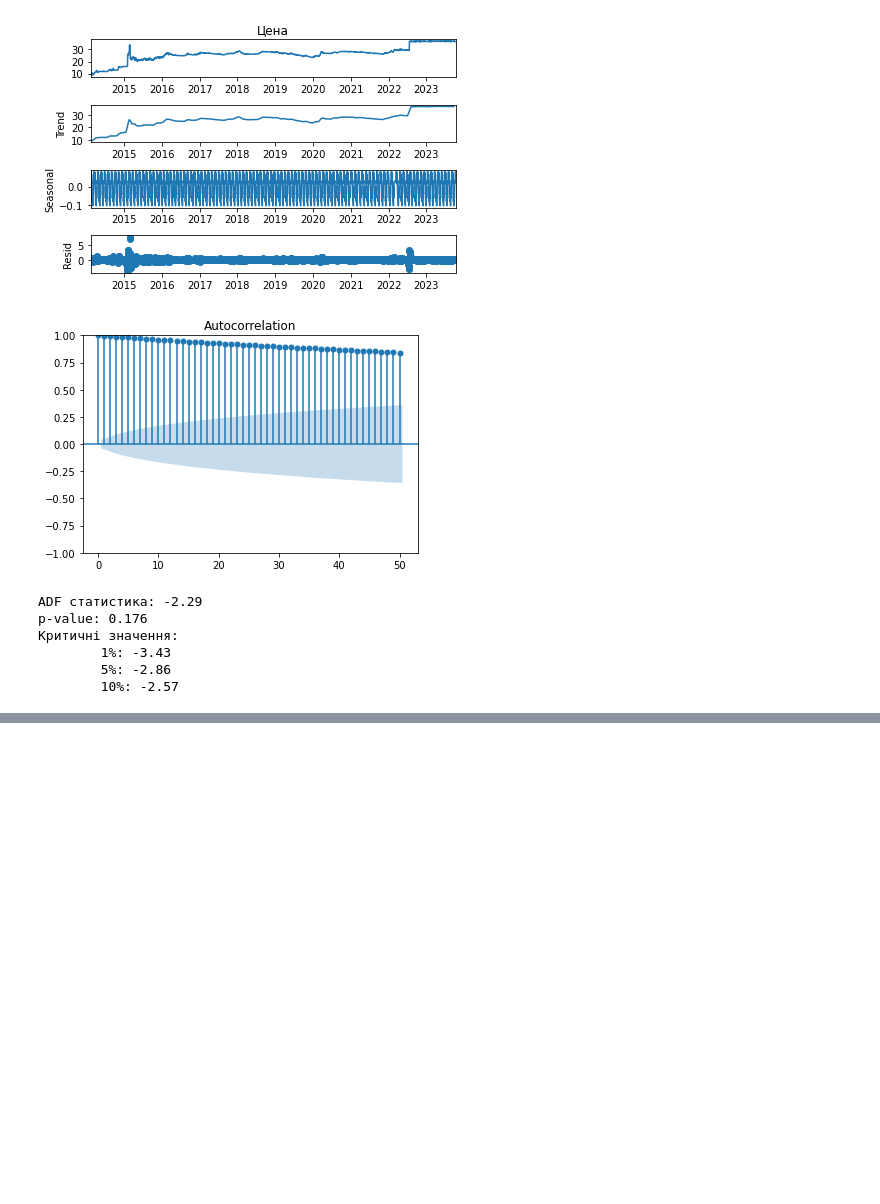
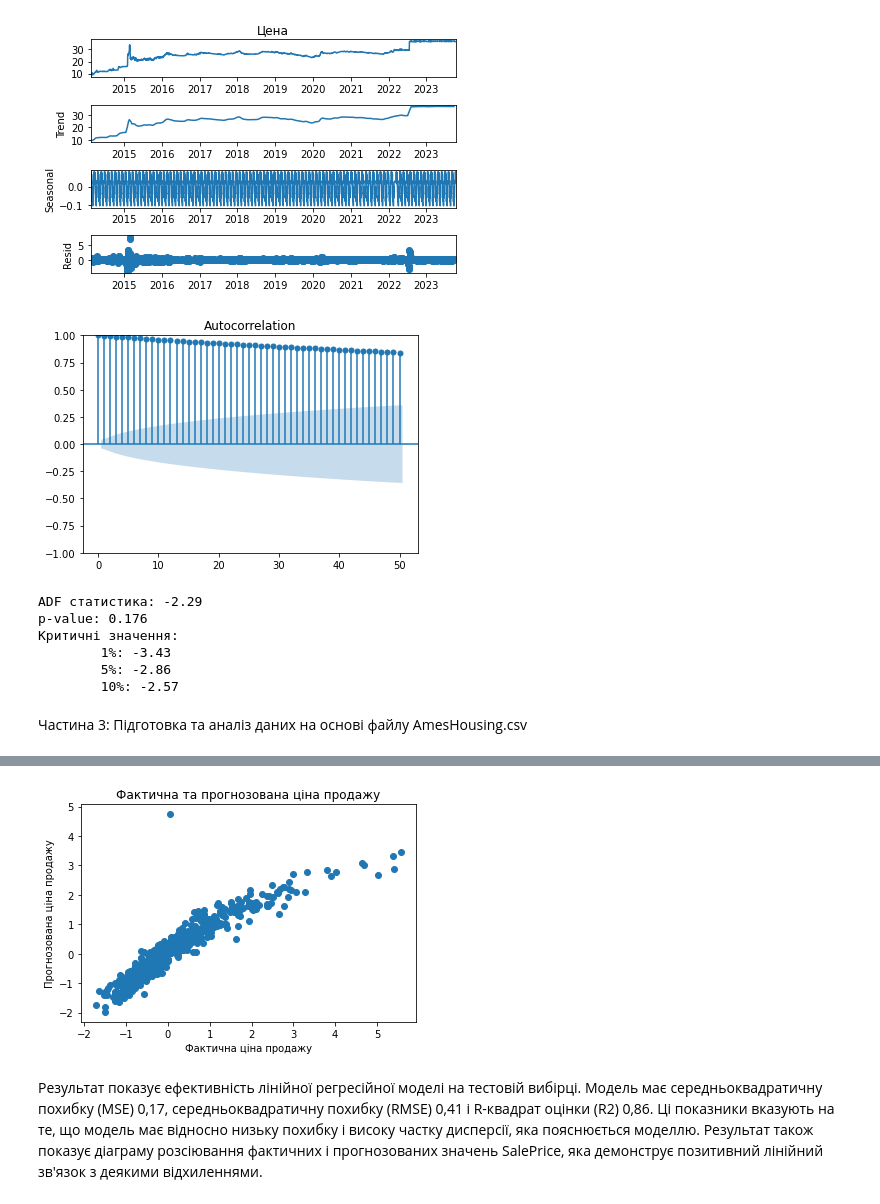
Before and after one commit to anton-babych/ds23, a Jupyter notebook: labs/lab2/lab2.ipynb, the cells around one changed output, grey strips where cells are left out. Cells and saved outputs as stored; diff of their text form; code cells hidden in the pictures; blank space fills up the shorter version.

```diff
--- a/labs/lab2/lab2.ipynb
+++ b/labs/lab2/lab2.ipynb
@@ -77,3 +77,77 @@ p-value: 0.176
         1%: -3.43
         5%: -2.86
         10%: -2.57
+# %% [markdown]
+Частина 3: Підготовка та аналіз даних на основі файлу AmesHousing.csv
+# %%
+import pandas as pd
+import numpy as np
+import matplotlib.pyplot as plt
+import seaborn as sns
+from sklearn.linear_model import LinearRegression
+from sklearn.metrics import mean_squared_error, r2_score
+from sklearn.preprocessing import LabelEncoder, StandardScaler
+
+# Завантажуємо файл даних
+df = pd.read_csv("AmesHousing.csv")
+
+# Вивчити структуру даних та характеристики об'єктів
+print(df.info())
+print(df.describe())
+print(df.head())
+
+# Цільовою змінною для регресії є SalePrice - кінцева ціна продажу об'єкту нерухомості
+
+# Виконати підготовку даних
+
+# Обробка відсутніх значень
+# Відкидаємо стовпці з більш ніж 50% пропущених значень
+df = df.dropna(thresh=len(df)*0.5, axis=1)
+
+# Заповнення числових стовпчиків медіанними значеннями
+num_cols = df.select_dtypes(include=np.number).columns
+df[num_cols] = df[num_cols].fillna(df[num_cols].median())
+
+# Заповнюємо категорійні стовпці значеннями режимів
+cat_cols = df.select_dtypes(exclude=np.number).columns
+df[cat_cols] = df[cat_cols].fillna(df[cat_cols].mode().iloc[0])
+
+# Перетворення категоріальних ознак у числові
+# Використовуємо LabelEncoder для кодування категоріальних ознак в цілі числа
+le = LabelEncoder()
+for col in cat_cols:
+    df[col] = le.fit_transform(df[col])
+
+# Масштабування елементів
+# Використовуємо StandardScaler для масштабування функцій, щоб вони мали нульове середнє та одиничну дисперсію
+scaler = StandardScaler()
+df[num_cols] = scaler.fit_transform(df[num_cols])
+
+# Побудувати регресійну модель на підготовлених даних та оцінити її точність
+
+# Розбиваємо дані на навчальну та тестову вибірки (співвідношення 80/20)
+X = df.drop("SalePrice", axis=1) # Характеристики
+y = df["SalePrice"] # Мета
+X_train, X_test, y_train, y_test = train_test_split(X, y, test_size=0.2, random_state=42)
+
+# Створюємо лінійну регресійну модель та підбираємо її до набору поїздів
+model = LinearRegression()
+model.fit(X_train, y_train)
+
+# Зробити прогноз на тестовому наборі та оцінити продуктивність моделі
+y_pred = model.predict(X_test)
+mse = mean_squared_error(y_test, y_pred) # Середня квадратична похибка
+rmse = np.sqrt(mse) # Коренева середньоквадратична похибка
+r2 = r2_score(y_test, y_pred) # Оцінка R-квадрат
+
+print(f"MSE: {mse:.2f}")
+print(f"RMSE: {rmse:.2f}")
+print(f"R2: {r2:.2f}")
+
+# Побудувати графік залежності фактичних значень від прогнозованих
+plt.scatter(y_test, y_pred)
+plt.xlabel("Фактична ціна продажу")
+plt.ylabel("Прогнозована ціна продажу")
+plt.title("Фактична та прогнозована ціна продажу")
+plt.show()
+# %% [output]
@@ -79,0 +171,3 @@ p-value: 0.176
+[figure, added]
+# %% [markdown]
+Результат показує ефективність лінійної регресійної моделі на тестовій вибірці. Модель має середньоквадратичну похибку (MSE) 0,17, середньоквадратичну похибку (RMSE) 0,41 і R-квадрат оцінки (R2) 0,86. Ці показники вказують на те, що модель має відносно низьку похибку і високу частку дисперсії, яка пояснюється моделлю. Результат також показує діаграму розсіювання фактичних і прогнозованих значень SalePrice, яка демонструє позитивний лінійний зв'язок з деякими відхиленнями.
```
Also changed, not shown: parts of 6 cells of this notebook, 6 other files.
